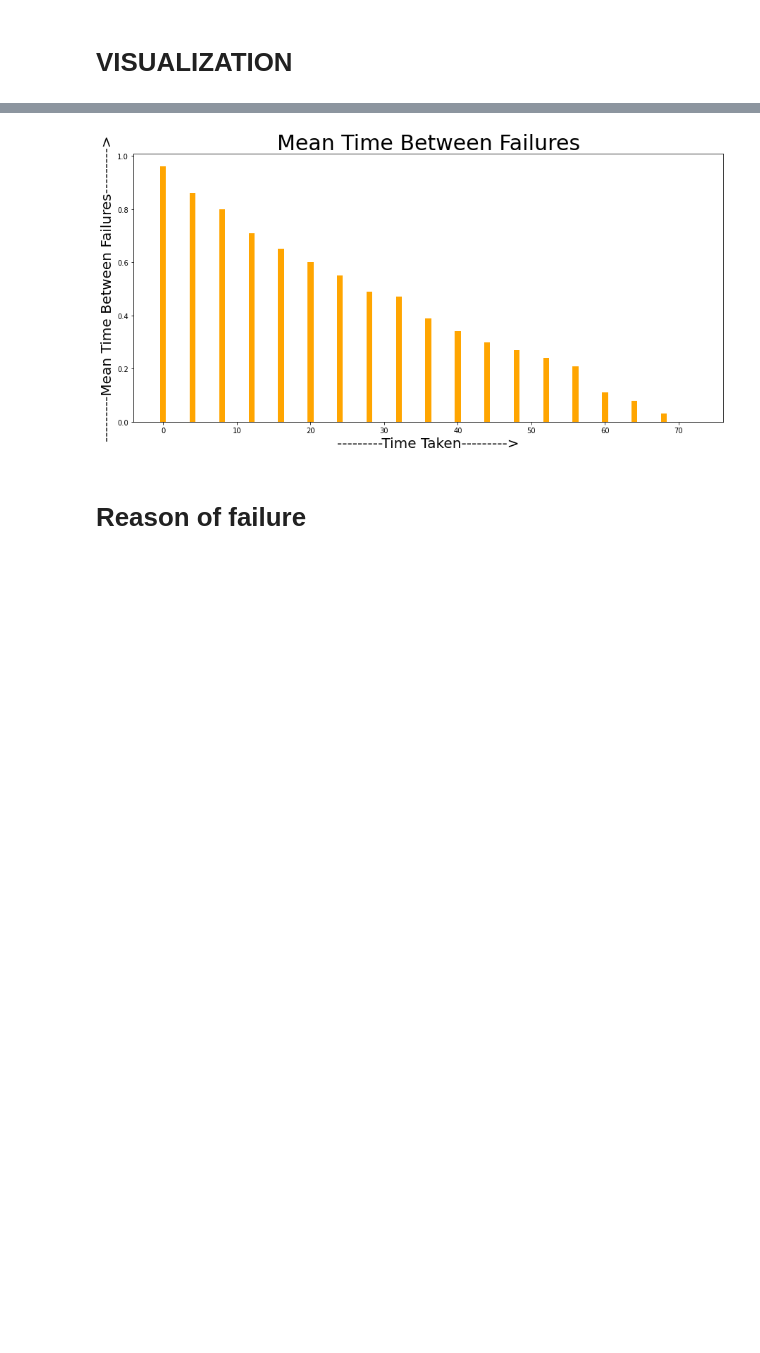
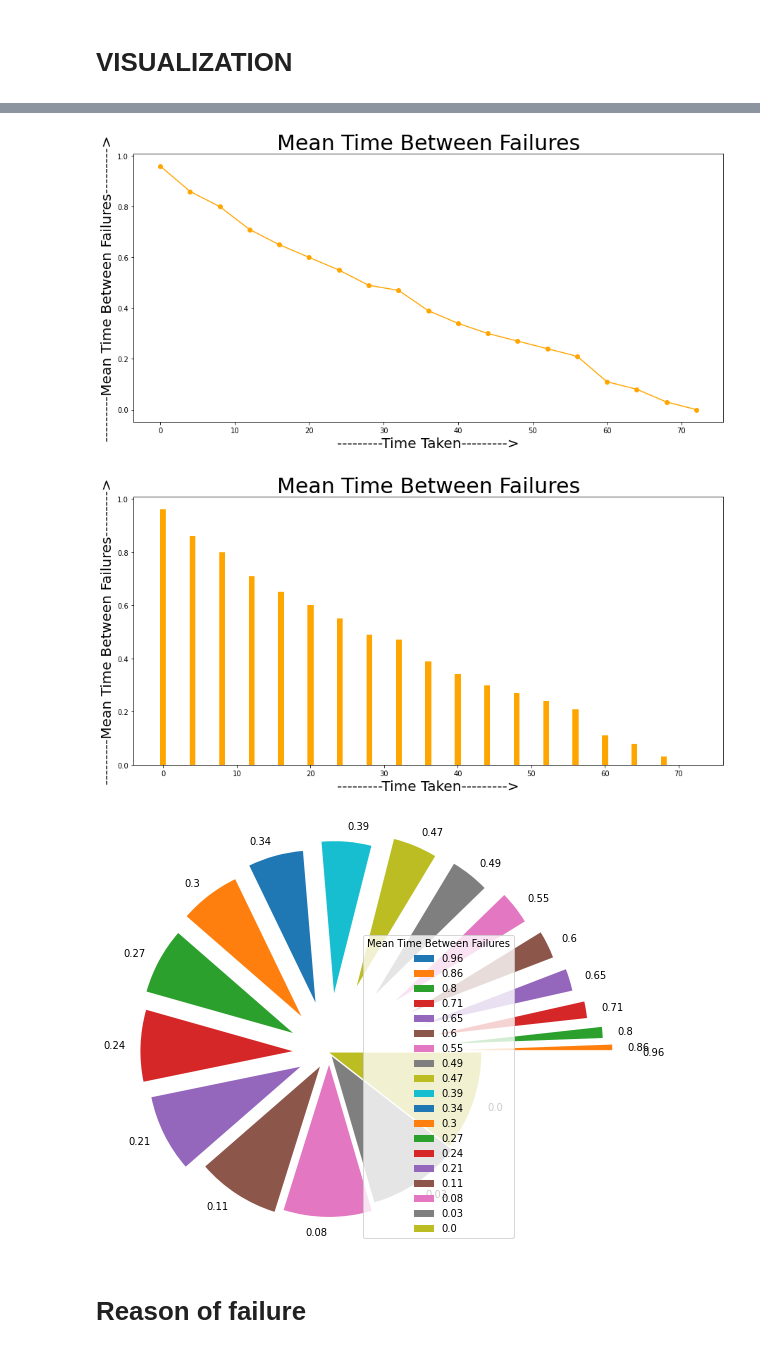
Before and after one commit to Sumit047/Reliability_Calci, a Jupyter notebook: Reliability_Calculator.ipynb, the cells around one changed output, grey strips where cells are left out. Drawn from its saved outputs; the diff is of its cells as text; code cells hidden in the pictures; blank space fills up the shorter version.

```diff
--- a/Reliability_Calculator.ipynb
+++ b/Reliability_Calculator.ipynb
@@ -97,9 +103,11 @@ vs.probability_of_failure.pie_chart()
 # %%
-# vs.mtbf.scatter_plot()
+vs.mtbf.scatter_plot()
 vs.mtbf.bar_graph()
-# vs.mtbf.pie_chart()
+vs.mtbf.pie_chart()
 # %% [output]
-[figure, old version]
+[figure, new version]
+[figure, added]
+[figure, added]
 # %% [markdown]
 # Reason of failure
 # %%
```
Also changed, not shown: parts of 3 cells of this notebook.
